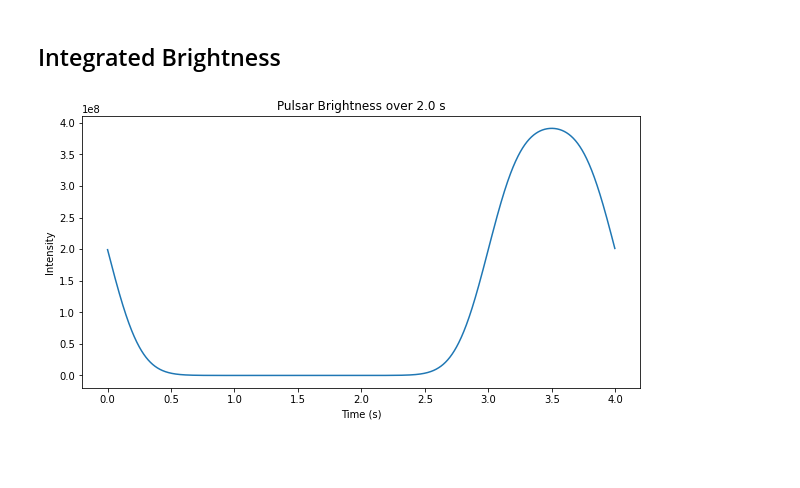
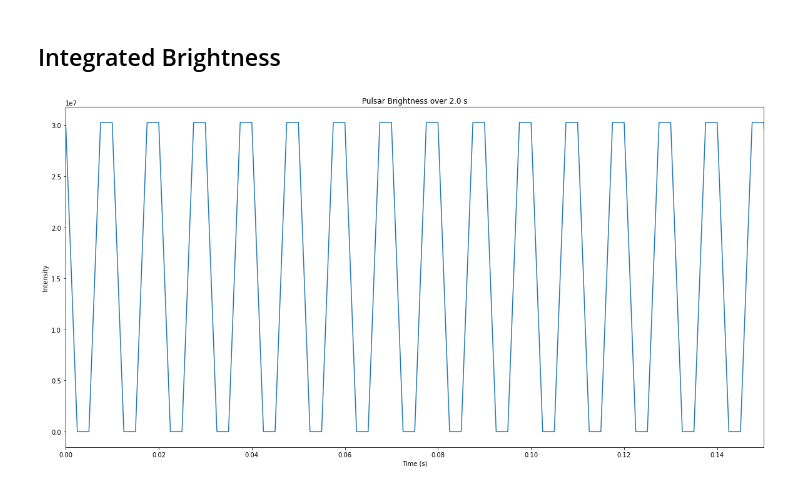
Before and after one commit to louisbranch/cta200_2022, a Jupyter notebook: project/project.ipynb, the cells around one changed output. Drawn from its saved outputs; the diff is of its cells as text; code cells hidden in the pictures; blank space fills up the shorter version.

```diff
--- a/project/project.ipynb
+++ b/project/project.ipynb
@@ -38,12 +69,14 @@ plt.show()
 # %%
-def cos_displacement(t: u.s) -> float:
-    return np.cos(pulsar.angle(phi0, period, t).value)
+# Display the intensity as the angle phi goes from -pi to pi
+#def cos_displacement(t: u.s) -> float:
+    #return np.cos(pulsar.angle(phi0, period, t).value)
 
-displacement = np.apply_along_axis(cos_displacement, 0, tframe)
-f, ax = plt.subplots()
-plt.plot(displacement, intensity)
-plt.xlabel('Phi Angle')
-plt.ylabel('Intensity')
-ax.xaxis.set_major_formatter(FormatStrFormatter('%g $\pi$'))
-ax.xaxis.set_major_locator(MultipleLocator(base=1.0))
-plt.show()
+#displacement = np.apply_along_axis(cos_displacement, 0, tframe)
+#f, ax = plt.subplots()
+#plt.plot(displacement, intensity)
+#plt.title('Intensity over Angular Displacement')
+#plt.xlabel('Phi (rad)')
+#plt.ylabel('Intensity')
+#ax.xaxis.set_major_formatter(FormatStrFormatter('%g $\pi$'))
+#ax.xaxis.set_major_locator(MultipleLocator(base=1.0))
+#plt.show()
@@ -52,17 +83,17 @@ plt.show()
 # %% [markdown]
 ## Integrated Brightness
 # %%
-# Integrate the brigthness over 4s (2x the previous graphs) with a time step
-# of 2.5ms
+# Integrate the brigthness with a time step of 2.5ms
 ts = 0.0025 * u.s # 2.5ms
-steps = np.arange(0, 2*time.value, ts.value)
+steps = np.arange(0, time.value, ts.value)
 
 intensity = pulsar.integrated_intensity(Ipeak, phi0, D, period, ts, steps)
 
-plt.plot(steps, intensity)
-plt.title(f'Pulsar Brightness over {2*time}')
+plt.plot(steps[:-1], intensity)
+plt.title(f'Pulsar Brightness over {time}')
 plt.xlabel('Time (s)')
 plt.ylabel('Intensity')
+plt.xlim(0, 0.15)
 plt.show()
 # %% [output]
-[figure, old version]
+[figure, new version]
```
Also changed, not shown: parts of 3 cells of this notebook, 1 other file.
